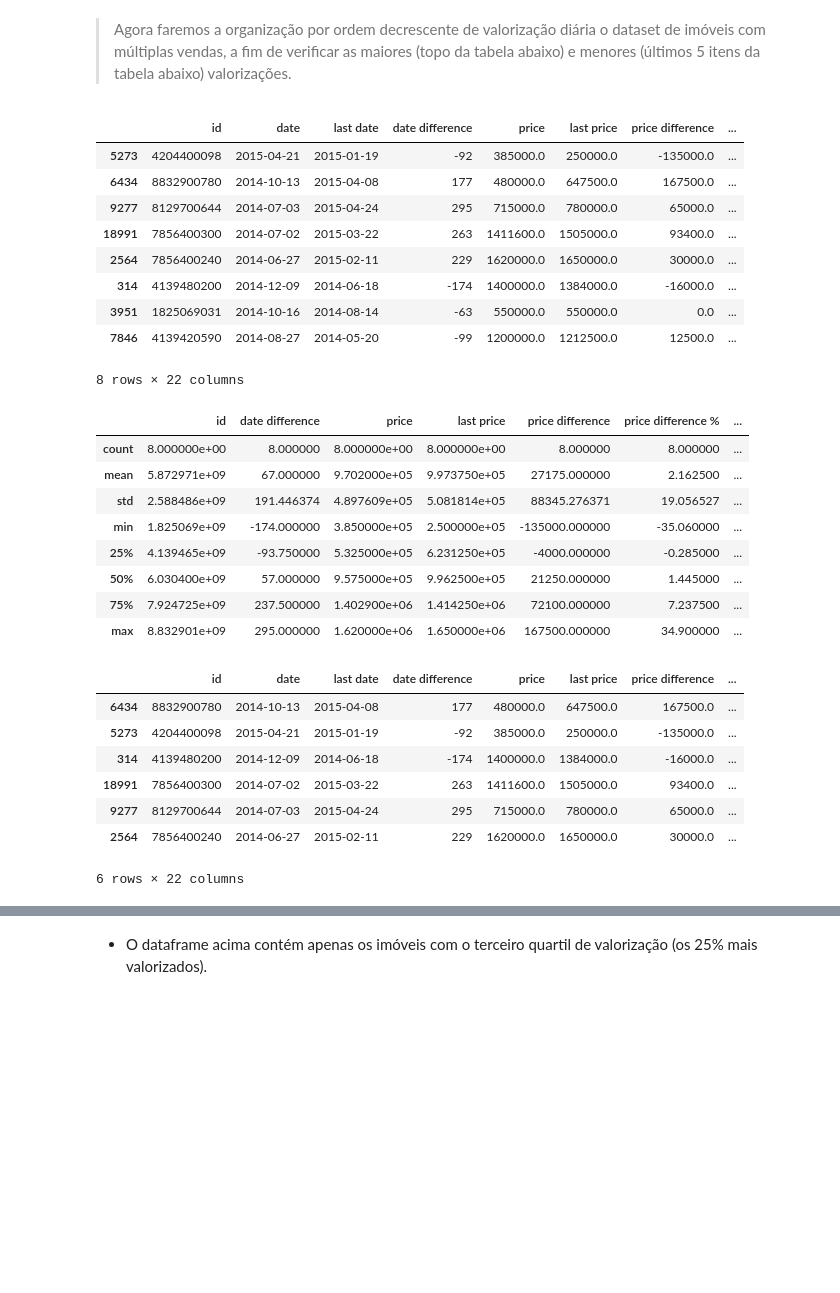
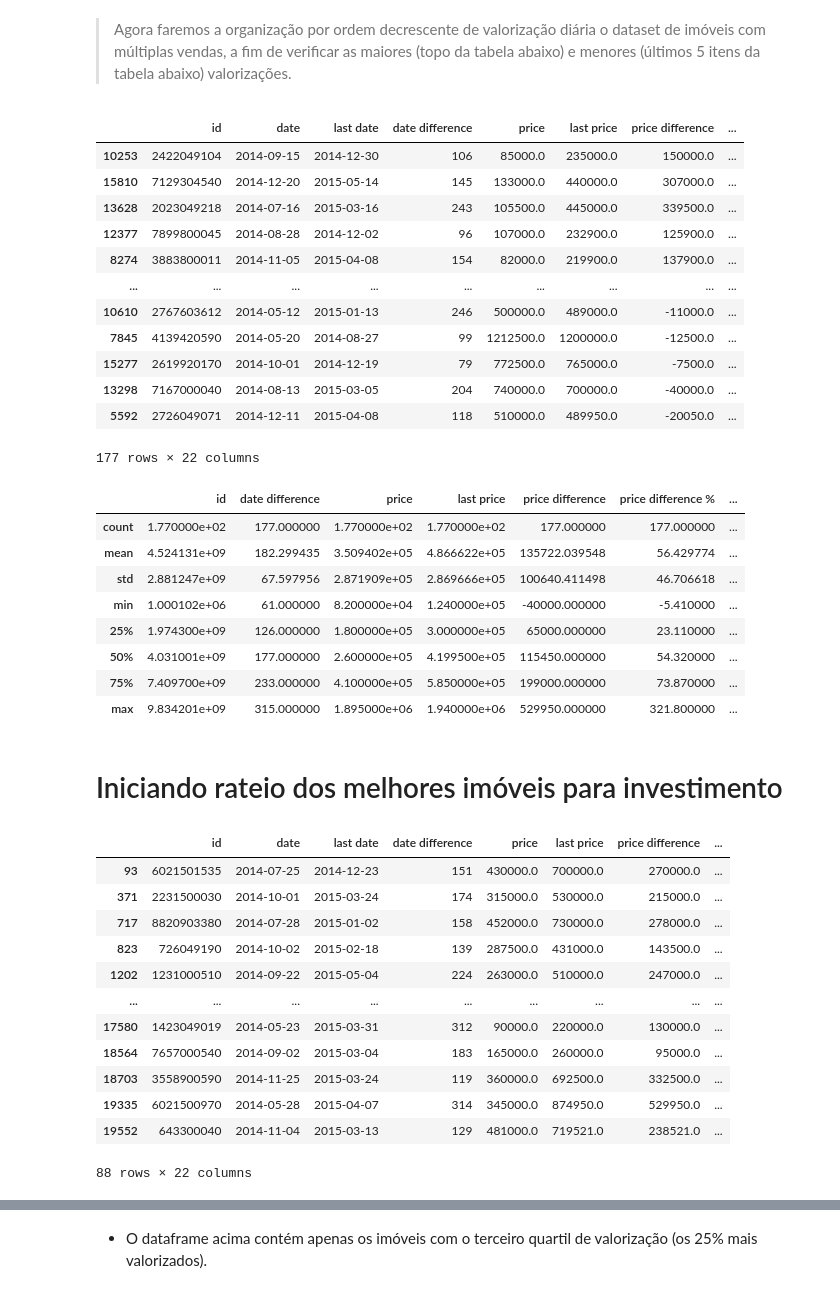
Before and after one commit to michellssgui22/PROJETOS_ESTUDO_DATASCIENCE, a Jupyter notebook: Mini_Projeto_Roof_Imoveis.ipynb, the cells around one changed output, grey strips where cells are left out. Cells and saved outputs as stored; diff of their text form; code cells hidden in the pictures; blank space fills up the shorter version.

```diff
--- a/Mini_Projeto_Roof_Imoveis.ipynb
+++ b/Mini_Projeto_Roof_Imoveis.ipynb
@@ -176,6 +176,3 @@ df_imob.head()
 | 2 | 5631500400 | 20150225T000000 | 180000.0 | 770 | 10000 | 0 | 3 | 6 | 1933 | 0 | ... |
 | 3 | 2487200875 | 20141209T000000 | 604000.0 | 1960 | 5000 | 0 | 5 | 7 | 1965 | 0 | ... |
 | 4 | 1954400510 | 20150218T000000 | 510000.0 | 1680 | 8080 | 0 | 3 | 8 | 1987 | 0 | ... |
-# %%
-df_imob = df_imob[df_imob['view']>0].sort_values(by=['view'])
-df_imob.head()
@@ -458,36 +468,46 @@ Name: valorization per day, dtype: float64
 df_multsells.sort_values(by='valorization per day', axis=0, ascending=False)
 # %% [output]
 |  | id | date | last date | date difference | price | last price | price difference | ... |
-| 5273 | 4204400098 | 2015-04-21 | 2015-01-19 | -92 | 385000.0 | 250000.0 | -135000.0 | ... |
-| 6434 | 8832900780 | 2014-10-13 | 2015-04-08 | 177 | 480000.0 | 647500.0 | 167500.0 | ... |
-| 9277 | 8129700644 | 2014-07-03 | 2015-04-24 | 295 | 715000.0 | 780000.0 | 65000.0 | ... |
-| 18991 | 7856400300 | 2014-07-02 | 2015-03-22 | 263 | 1411600.0 | 1505000.0 | 93400.0 | ... |
-| 2564 | 7856400240 | 2014-06-27 | 2015-02-11 | 229 | 1620000.0 | 1650000.0 | 30000.0 | ... |
-| 314 | 4139480200 | 2014-12-09 | 2014-06-18 | -174 | 1400000.0 | 1384000.0 | -16000.0 | ... |
-| 3951 | 1825069031 | 2014-10-16 | 2014-08-14 | -63 | 550000.0 | 550000.0 | 0.0 | ... |
-| 7846 | 4139420590 | 2014-08-27 | 2014-05-20 | -99 | 1200000.0 | 1212500.0 | 12500.0 | ... |
+| 10253 | 2422049104 | 2014-09-15 | 2014-12-30 | 106 | 85000.0 | 235000.0 | 150000.0 | ... |
+| 15810 | 7129304540 | 2014-12-20 | 2015-05-14 | 145 | 133000.0 | 440000.0 | 307000.0 | ... |
+| 13628 | 2023049218 | 2014-07-16 | 2015-03-16 | 243 | 105500.0 | 445000.0 | 339500.0 | ... |
+| 12377 | 7899800045 | 2014-08-28 | 2014-12-02 | 96 | 107000.0 | 232900.0 | 125900.0 | ... |
+| 8274 | 3883800011 | 2014-11-05 | 2015-04-08 | 154 | 82000.0 | 219900.0 | 137900.0 | ... |
+| ... | ... | ... | ... | ... | ... | ... | ... | ... |
+| 10610 | 2767603612 | 2014-05-12 | 2015-01-13 | 246 | 500000.0 | 489000.0 | -11000.0 | ... |
+| 7845 | 4139420590 | 2014-05-20 | 2014-08-27 | 99 | 1212500.0 | 1200000.0 | -12500.0 | ... |
+| 15277 | 2619920170 | 2014-10-01 | 2014-12-19 | 79 | 772500.0 | 765000.0 | -7500.0 | ... |
+| 13298 | 7167000040 | 2014-08-13 | 2015-03-05 | 204 | 740000.0 | 700000.0 | -40000.0 | ... |
+| 5592 | 2726049071 | 2014-12-11 | 2015-04-08 | 118 | 510000.0 | 489950.0 | -20050.0 | ... |
-8 rows × 22 columns
+177 rows × 22 columns
 # %%
 df_multsells.describe()
 # %% [output]
 |  | id | date difference | price | last price | price difference | price difference % | ... |
-| count | 8.000000e+00 | 8.000000 | 8.000000e+00 | 8.000000e+00 | 8.000000 | 8.000000 | ... |
-| mean | 5.872971e+09 | 67.000000 | 9.702000e+05 | 9.973750e+05 | 27175.000000 | 2.162500 | ... |
-| std | 2.588486e+09 | 191.446374 | 4.897609e+05 | 5.081814e+05 | 88345.276371 | 19.056527 | ... |
-| min | 1.825069e+09 | -174.000000 | 3.850000e+05 | 2.500000e+05 | -135000.000000 | -35.060000 | ... |
-| 25% | 4.139465e+09 | -93.750000 | 5.325000e+05 | 6.231250e+05 | -4000.000000 | -0.285000 | ... |
-| 50% | 6.030400e+09 | 57.000000 | 9.575000e+05 | 9.962500e+05 | 21250.000000 | 1.445000 | ... |
-| 75% | 7.924725e+09 | 237.500000 | 1.402900e+06 | 1.414250e+06 | 72100.000000 | 7.237500 | ... |
-| max | 8.832901e+09 | 295.000000 | 1.620000e+06 | 1.650000e+06 | 167500.000000 | 34.900000 | ... |
+| count | 1.770000e+02 | 177.000000 | 1.770000e+02 | 1.770000e+02 | 177.000000 | 177.000000 | ... |
+| mean | 4.524131e+09 | 182.299435 | 3.509402e+05 | 4.866622e+05 | 135722.039548 | 56.429774 | ... |
+| std | 2.881247e+09 | 67.597956 | 2.871909e+05 | 2.869666e+05 | 100640.411498 | 46.706618 | ... |
+| min | 1.000102e+06 | 61.000000 | 8.200000e+04 | 1.240000e+05 | -40000.000000 | -5.410000 | ... |
+| 25% | 1.974300e+09 | 126.000000 | 1.800000e+05 | 3.000000e+05 | 65000.000000 | 23.110000 | ... |
+| 50% | 4.031001e+09 | 177.000000 | 2.600000e+05 | 4.199500e+05 | 115450.000000 | 54.320000 | ... |
+| 75% | 7.409700e+09 | 233.000000 | 4.100000e+05 | 5.850000e+05 | 199000.000000 | 73.870000 | ... |
+| max | 9.834201e+09 | 315.000000 | 1.895000e+06 | 1.940000e+06 | 529950.000000 | 321.800000 | ... |
+# %% [markdown]
+# Iniciando rateio dos melhores imóveis para investimento
 # %%
-df_valorizados = df_multsells.loc[df_multsells['valorization per day'] > 0.004914]
+df_valorizados = df_multsells.loc[df_multsells['valorization per day'] > 0.309419]
 df_valorizados
 # %% [output]
 |  | id | date | last date | date difference | price | last price | price difference | ... |
-| 6434 | 8832900780 | 2014-10-13 | 2015-04-08 | 177 | 480000.0 | 647500.0 | 167500.0 | ... |
-| 5273 | 4204400098 | 2015-04-21 | 2015-01-19 | -92 | 385000.0 | 250000.0 | -135000.0 | ... |
-| 314 | 4139480200 | 2014-12-09 | 2014-06-18 | -174 | 1400000.0 | 1384000.0 | -16000.0 | ... |
-| 18991 | 7856400300 | 2014-07-02 | 2015-03-22 | 263 | 1411600.0 | 1505000.0 | 93400.0 | ... |
-| 9277 | 8129700644 | 2014-07-03 | 2015-04-24 | 295 | 715000.0 | 780000.0 | 65000.0 | ... |
-| 2564 | 7856400240 | 2014-06-27 | 2015-02-11 | 229 | 1620000.0 | 1650000.0 | 30000.0 | ... |
+| 93 | 6021501535 | 2014-07-25 | 2014-12-23 | 151 | 430000.0 | 700000.0 | 270000.0 | ... |
+| 371 | 2231500030 | 2014-10-01 | 2015-03-24 | 174 | 315000.0 | 530000.0 | 215000.0 | ... |
+| 717 | 8820903380 | 2014-07-28 | 2015-01-02 | 158 | 452000.0 | 730000.0 | 278000.0 | ... |
+| 823 | 726049190 | 2014-10-02 | 2015-02-18 | 139 | 287500.0 | 431000.0 | 143500.0 | ... |
+| 1202 | 1231000510 | 2014-09-22 | 2015-05-04 | 224 | 263000.0 | 510000.0 | 247000.0 | ... |
+| ... | ... | ... | ... | ... | ... | ... | ... | ... |
+| 17580 | 1423049019 | 2014-05-23 | 2015-03-31 | 312 | 90000.0 | 220000.0 | 130000.0 | ... |
+| 18564 | 7657000540 | 2014-09-02 | 2015-03-04 | 183 | 165000.0 | 260000.0 | 95000.0 | ... |
+| 18703 | 3558900590 | 2014-11-25 | 2015-03-24 | 119 | 360000.0 | 692500.0 | 332500.0 | ... |
+| 19335 | 6021500970 | 2014-05-28 | 2015-04-07 | 314 | 345000.0 | 874950.0 | 529950.0 | ... |
+| 19552 | 643300040 | 2014-11-04 | 2015-03-13 | 129 | 481000.0 | 719521.0 | 238521.0 | ... |
-6 rows × 22 columns
+88 rows × 22 columns
```
Also changed, not shown: parts of 26 cells of this notebook.
